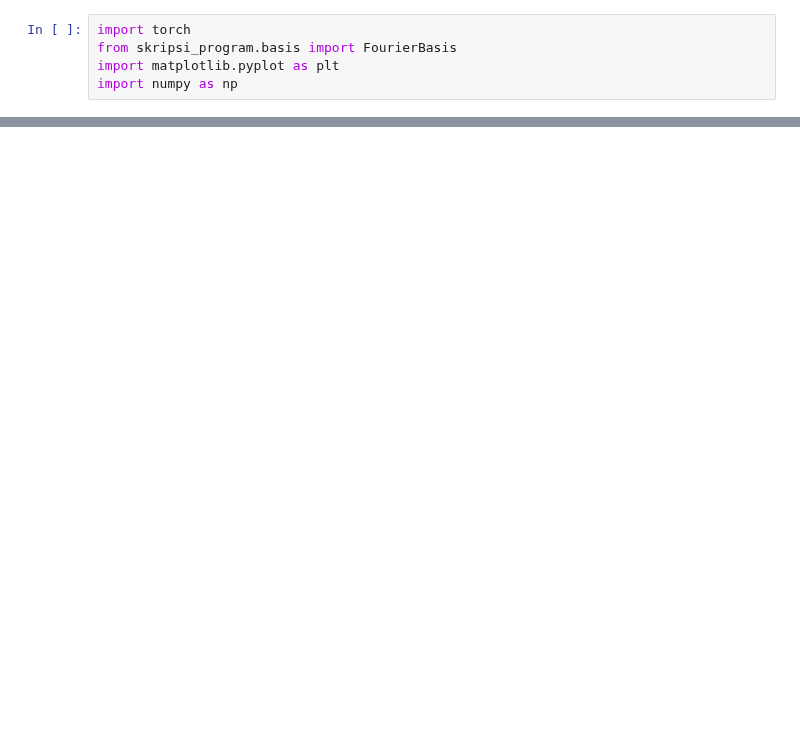
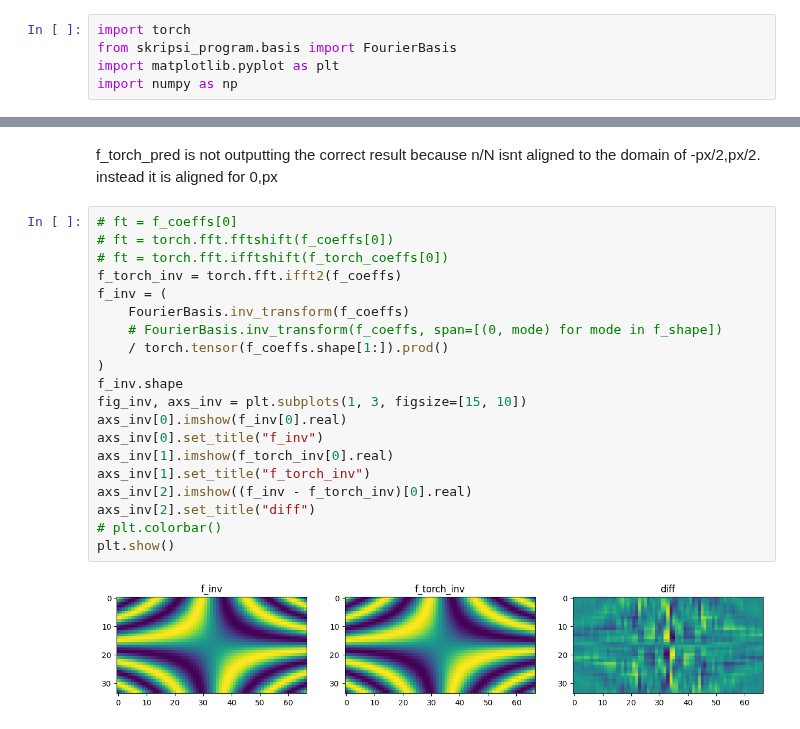
Before and after one commit to nidduzzi/SpectralSVR, a Jupyter notebook: notebooks/multidim_basis.ipynb, the cells around one changed output, grey strips where cells are left out. Cells and saved outputs as stored; diff of their text form; blank space fills up the shorter version.

```diff
--- a/notebooks/multidim_basis.ipynb
+++ b/notebooks/multidim_basis.ipynb
@@ -322,0 +262,24 @@ plt.show()
+# %% [markdown]
+f_torch_pred is not outputting the correct result because n/N isnt aligned to the domain of -px/2,px/2. instead it is aligned for 0,px
+# %%
+# ft = f_coeffs[0]
+# ft = torch.fft.fftshift(f_coeffs[0])
+# ft = torch.fft.ifftshift(f_torch_coeffs[0])
+f_torch_inv = torch.fft.ifft2(f_coeffs)
+f_inv = (
+    FourierBasis.inv_transform(f_coeffs)
+    # FourierBasis.inv_transform(f_coeffs, span=[(0, mode) for mode in f_shape])
+    / torch.tensor(f_coeffs.shape[1:]).prod()
+)
+f_inv.shape
+fig_inv, axs_inv = plt.subplots(1, 3, figsize=[15, 10])
+axs_inv[0].imshow(f_inv[0].real)
+axs_inv[0].set_title("f_inv")
+axs_inv[1].imshow(f_torch_inv[0].real)
+axs_inv[1].set_title("f_torch_inv")
+axs_inv[2].imshow((f_inv - f_torch_inv)[0].real)
+axs_inv[2].set_title("diff")
+# plt.colorbar()
+plt.show()
+# %% [output]
+[figure, added]
```
Also changed, not shown: parts of 38 cells of this notebook, 1 other file.
